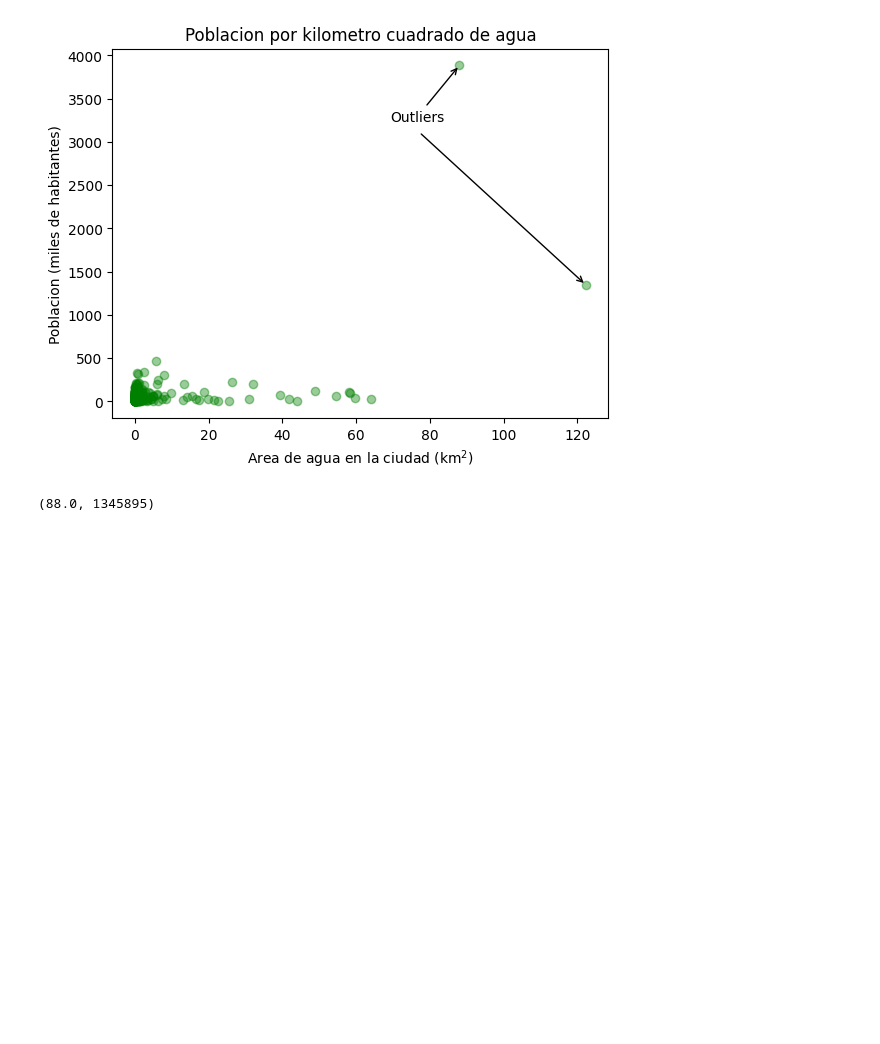
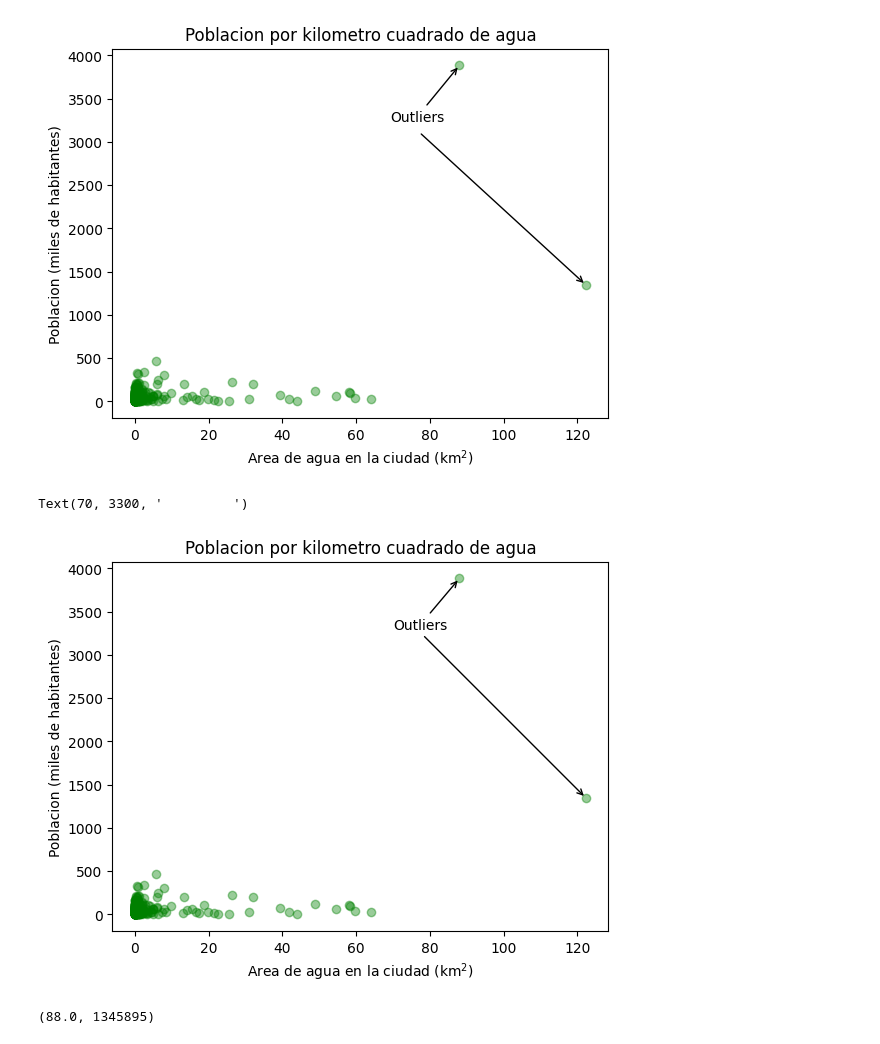
Before and after one commit to mailliwJ/ONLINE_DS_THEBRIDGE_exercises, a Jupyter notebook: 03_Analisis_de_Datos/Sprint_08/Unidad_01/Practica_Obligatoria/18_Practica_Obligatoria_Visualizacion_Basica.ipynb, the cells around one changed output. Drawn from its saved outputs; the diff is of its cells as text; code cells hidden in the pictures; blank space fills up the shorter version.

```diff
--- a/03_Analisis_de_Datos/Sprint_08/Unidad_01/Practica_Obligatoria/18_Practica_Obligatoria_Visualizacion_Basica.ipynb
+++ b/03_Analisis_de_Datos/Sprint_08/Unidad_01/Practica_Obligatoria/18_Practica_Obligatoria_Visualizacion_Basica.ipynb
@@ -202,6 +250,22 @@ plt.annotate("", xy =(outliers[1][0], outliers[1][1]/1000), textcoords='offset p
 # %% [output]
 Text(-120, 110, '')
 [figure]
+# %%
+fig, ax = plt.subplots()
+
+ax.scatter(area_agua, populations/1000, color='g', alpha=0.4)
+
+ax.set_title("Poblacion por kilometro cuadrado de agua")
+ax.set_xlabel("Area de agua en la ciudad (km$^2$)")
+ax.set_ylabel("Poblacion (miles de habitantes)")
+
+ax.annotate("Outliers", xy =(outliers[0][0], outliers[0][1]/1000), xytext=(70, 3300),
+             arrowprops=arrow_props)
+ax.annotate("         ", xy =(outliers[1][0], outliers[1][1]/1000), xytext=(70, 3300),
+             arrowprops=arrow_props)
+# %% [output]
+Text(70, 3300, '         ')
+[figure, added]
 # %%
 outlier2
 # %% [output]
```
Also changed, not shown: parts of 7 cells of this notebook, 2 other files.
